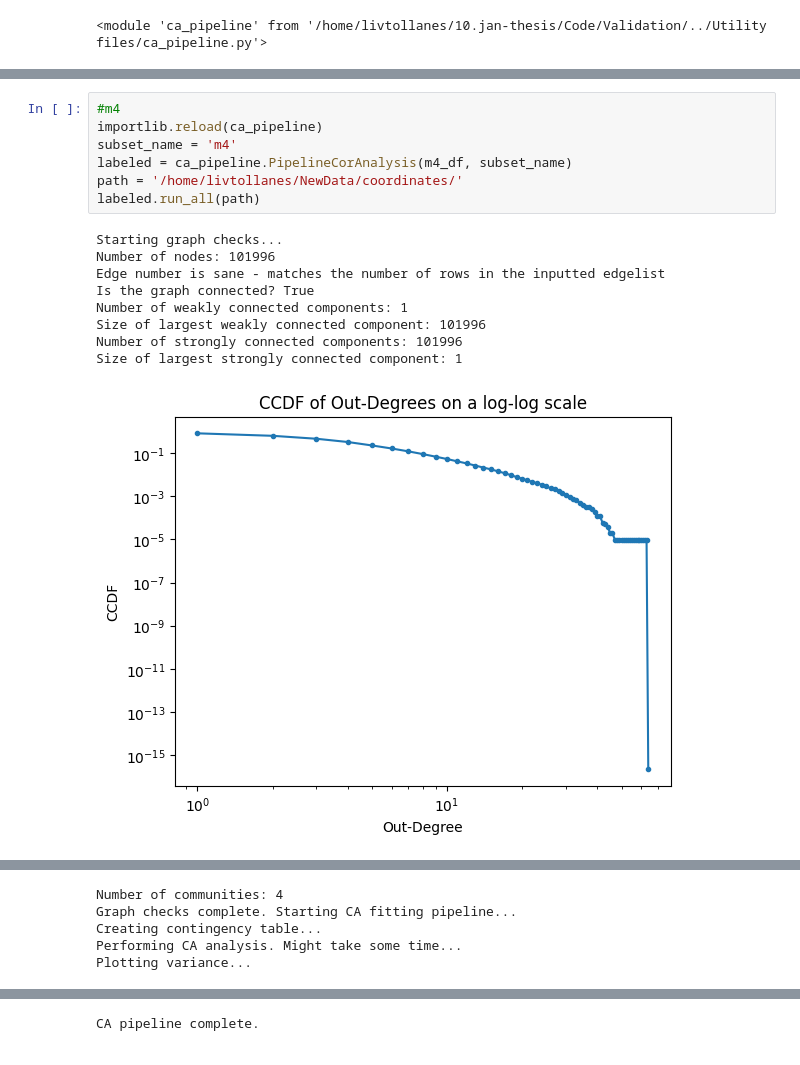
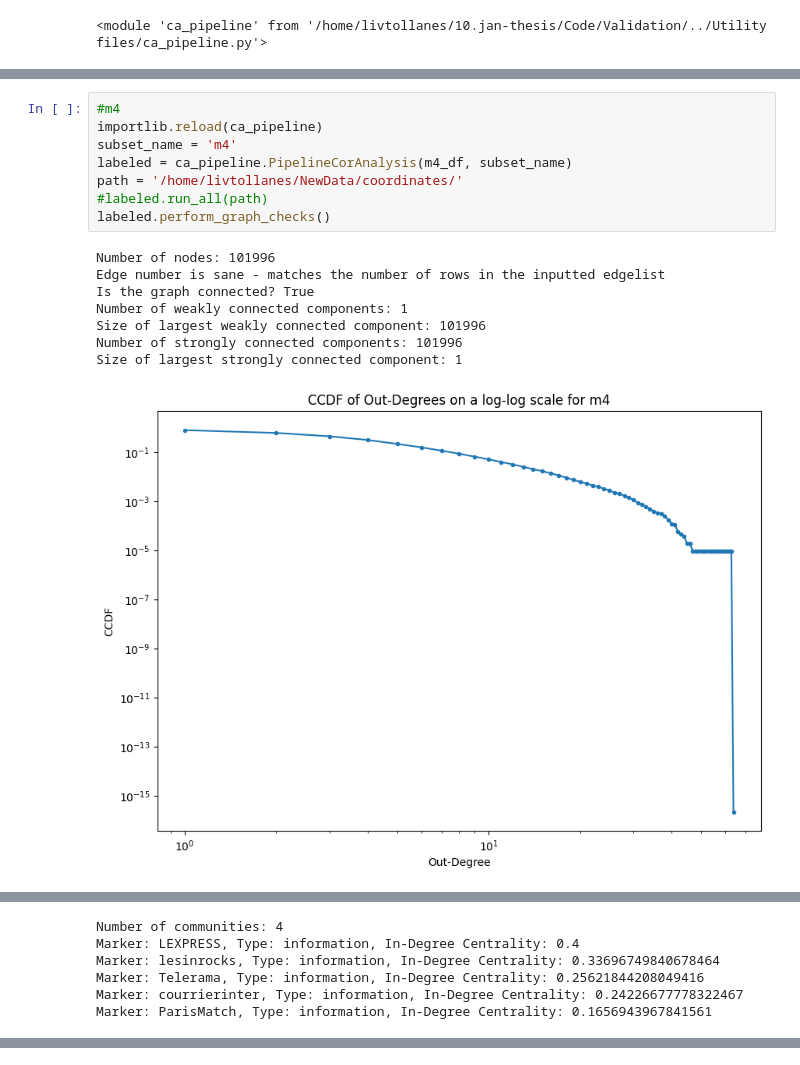
Before and after one commit to livtol99/Liv-Stage---FOCOS-Hand-Over, a Jupyter notebook: Code/Validation/CA_all_models.ipynb, the cells around one changed output, grey strips where cells are left out. Drawn from its saved outputs; the diff is of its cells as text.

```diff
--- a/Code/Validation/CA_all_models.ipynb
+++ b/Code/Validation/CA_all_models.ipynb
@@ -289,17 +310,17 @@ CA pipeline complete.
 # %%
 #m4
 importlib.reload(ca_pipeline)
 subset_name = 'm4'
 labeled = ca_pipeline.PipelineCorAnalysis(m4_df, subset_name)
 path = '/home/livtollanes/NewData/coordinates/'
-labeled.run_all(path)
+#labeled.run_all(path)
+labeled.perform_graph_checks()
 # %% [output]
-Starting graph checks...
 Number of nodes: 101996
 Edge number is sane - matches the number of rows in the inputted edgelist
 Is the graph connected? True
 Number of weakly connected components: 1
 Size of largest weakly connected component: 101996
 Number of strongly connected components: 101996
 Size of largest strongly connected component: 1
-[figure, old version]
+[figure, new version]
@@ -308,5 +329,6 @@ Size of largest strongly connected component: 1
 Number of communities: 4
-Graph checks complete. Starting CA fitting pipeline...
-Creating contingency table...
-Performing CA analysis. Might take some time...
-Plotting variance...
+Marker: LEXPRESS, Type: information, In-Degree Centrality: 0.4
+Marker: lesinrocks, Type: information, In-Degree Centrality: 0.33696749840678464
+Marker: Telerama, Type: information, In-Degree Centrality: 0.25621844208049416
+Marker: courrierinter, Type: information, In-Degree Centrality: 0.24226677778322467
+Marker: ParisMatch, Type: information, In-Degree Centrality: 0.1656943967841561
@@ -314,4 +335,3 @@ Plotting variance...
-CA pipeline complete.
 # %%
 #m5
 importlib.reload(ca_pipeline)
```
Also changed, not shown: parts of 11 cells of this notebook, 3 other files.
